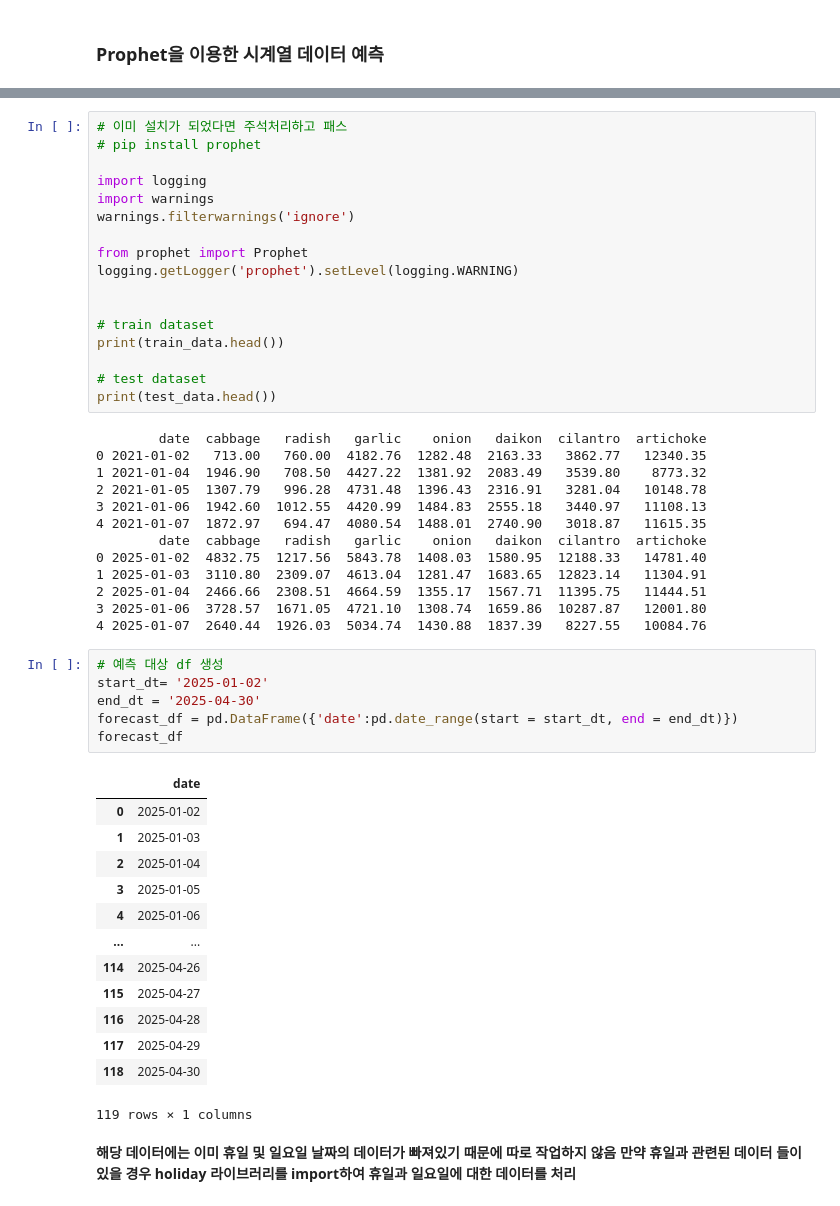
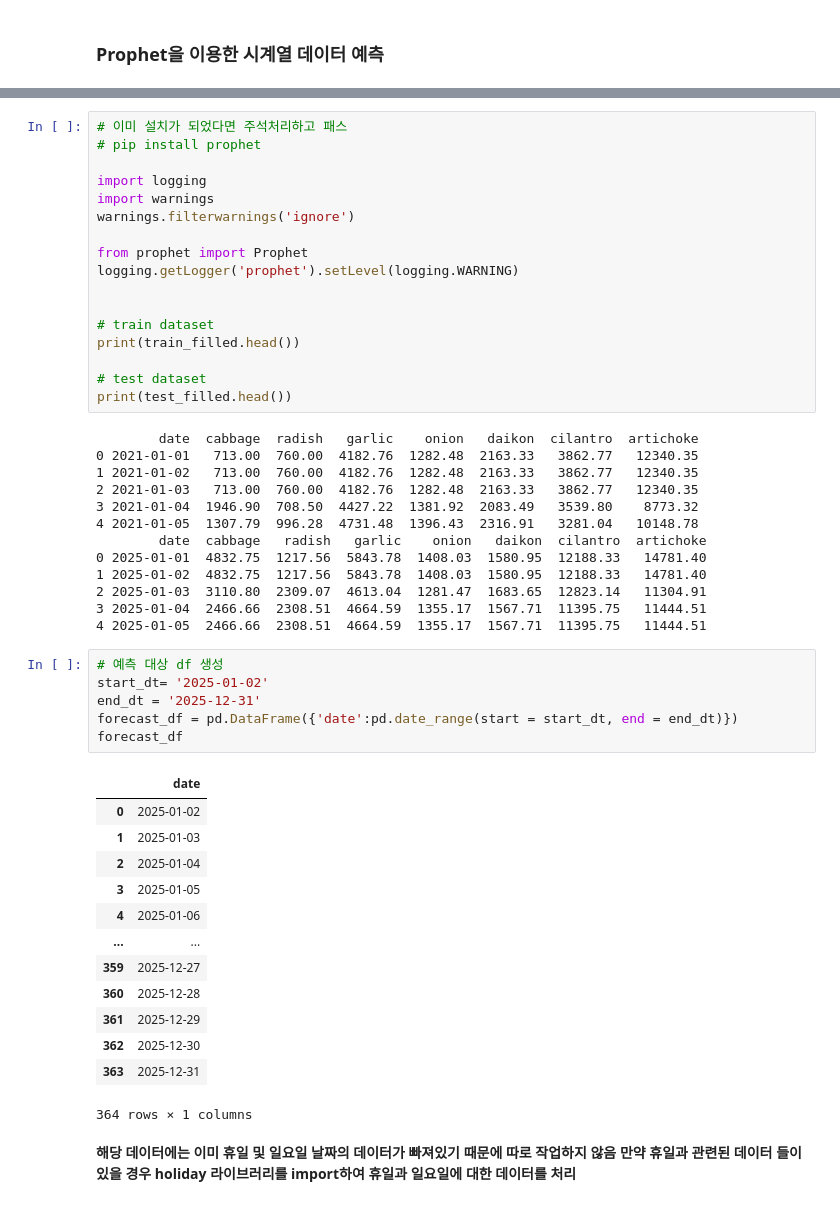
Before and after one commit to turtle-jaewoo/SE_Project, a Jupyter notebook: SE_Project.ipynb, the cells around one changed output, grey strips where cells are left out. Drawn from its saved outputs; the diff is of its cells as text.

```diff
--- a/SE_Project.ipynb
+++ b/SE_Project.ipynb
@@ -344,43 +612,43 @@ logging.getLogger('prophet').setLevel(logging.WARNING)
 
 
 # train dataset
-print(train_data.head())
+print(train_filled.head())
 
 # test dataset
-print(test_data.head())
+print(test_filled.head())
 # %% [output]
+        date  cabbage  radish   garlic    onion   daikon  cilantro  artichoke
+0 2021-01-01   713.00  760.00  4182.76  1282.48  2163.33   3862.77   12340.35
+1 2021-01-02   713.00  760.00  4182.76  1282.48  2163.33   3862.77   12340.35
+2 2021-01-03   713.00  760.00  4182.76  1282.48  2163.33   3862.77   12340.35
+3 2021-01-04  1946.90  708.50  4427.22  1381.92  2083.49   3539.80    8773.32
+4 2021-01-05  1307.79  996.28  4731.48  1396.43  2316.91   3281.04   10148.78
         date  cabbage   radish   garlic    onion   daikon  cilantro  artichoke
-0 2021-01-02   713.00   760.00  4182.76  1282.48  2163.33   3862.77   12340.35
-1 2021-01-04  1946.90   708.50  4427.22  1381.92  2083.49   3539.80    8773.32
-2 2021-01-05  1307.79   996.28  4731.48  1396.43  2316.91   3281.04   10148.78
-3 2021-01-06  1942.60  1012.55  4420.99  1484.83  2555.18   3440.97   11108.13
-4 2021-01-07  1872.97   694.47  4080.54  1488.01  2740.90   3018.87   11615.35
-        date  cabbage   radish   garlic    onion   daikon  cilantro  artichoke
-0 2025-01-02  4832.75  1217.56  5843.78  1408.03  1580.95  12188.33   14781.40
-1 2025-01-03  3110.80  2309.07  4613.04  1281.47  1683.65  12823.14   11304.91
-2 2025-01-04  2466.66  2308.51  4664.59  1355.17  1567.71  11395.75   11444.51
-3 2025-01-06  3728.57  1671.05  4721.10  1308.74  1659.86  10287.87   12001.80
-4 2025-01-07  2640.44  1926.03  5034.74  1430.88  1837.39   8227.55   10084.76
+0 2025-01-01  4832.75  1217.56  5843.78  1408.03  1580.95  12188.33   14781.40
+1 2025-01-02  4832.75  1217.56  5843.78  1408.03  1580.95  12188.33   14781.40
+2 2025-01-03  3110.80  2309.07  4613.04  1281.47  1683.65  12823.14   11304.91
+3 2025-01-04  2466.66  2308.51  4664.59  1355.17  1567.71  11395.75   11444.51
+4 2025-01-05  2466.66  2308.51  4664.59  1355.17  1567.71  11395.75   11444.51
 # %%
 # 예측 대상 df 생성
 start_dt= '2025-01-02'
-end_dt = '2025-04-30'
+end_dt = '2025-12-31'
 forecast_df = pd.DataFrame({'date':pd.date_range(start = start_dt, end = end_dt)})
 forecast_df
 # %% [output]
 |  | date |
 | 0 | 2025-01-02 |
 | 1 | 2025-01-03 |
 | 2 | 2025-01-04 |
 | 3 | 2025-01-05 |
 | 4 | 2025-01-06 |
 | ... | ... |
-| 114 | 2025-04-26 |
-| 115 | 2025-04-27 |
-| 116 | 2025-04-28 |
-| 117 | 2025-04-29 |
-| 118 | 2025-04-30 |
+| 359 | 2025-12-27 |
+| 360 | 2025-12-28 |
+| 361 | 2025-12-29 |
+| 362 | 2025-12-30 |
+| 363 | 2025-12-31 |
-119 rows × 1 columns
+364 rows × 1 columns
 # %% [markdown]
 **해당 데이터에는 이미 휴일 및 일요일 날짜의 데이터가 빠져있기 때문에 따로 작업하지 않음</br>
 만약 휴일과 관련된 데이터 들이있을 경우</br>
```
Also changed, not shown: parts of 65 cells of this notebook.
